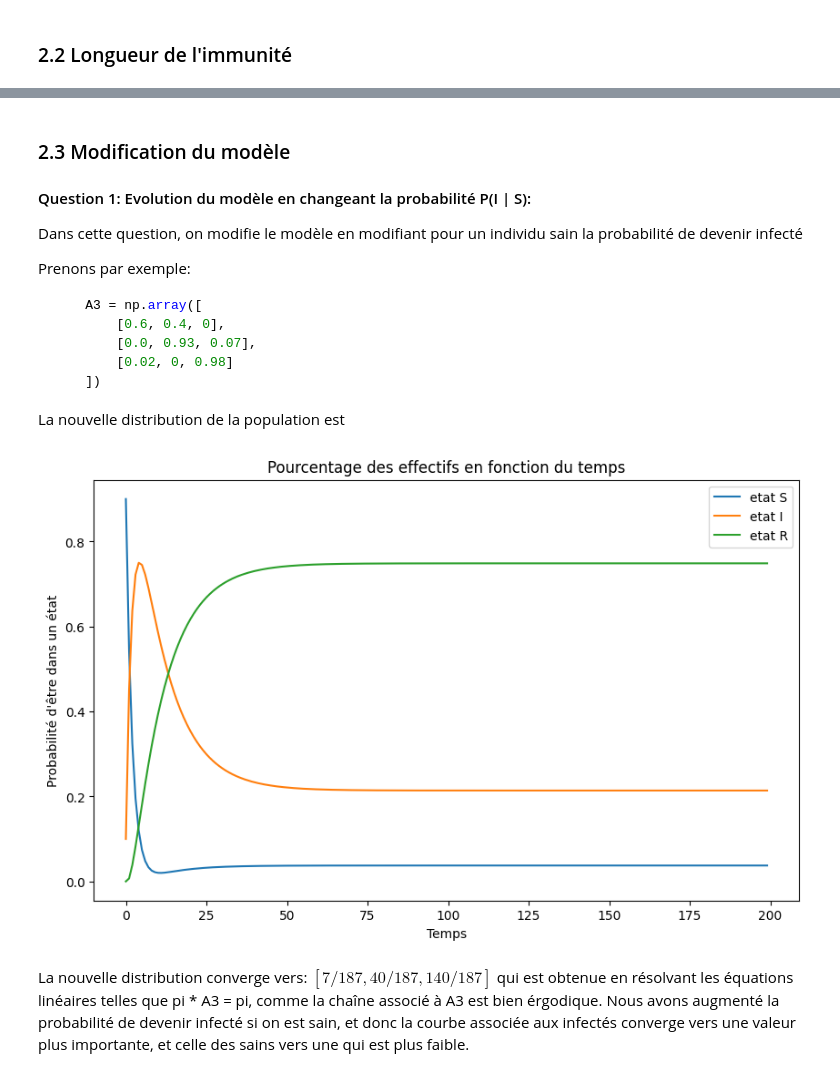
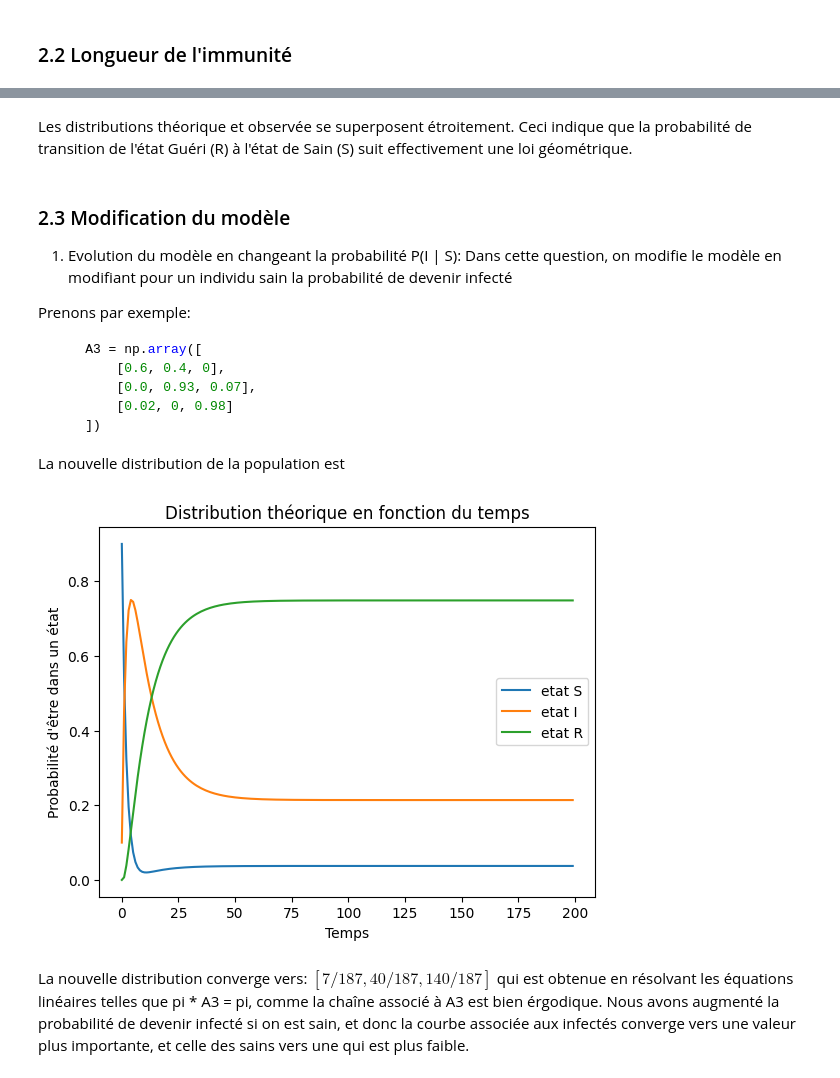
Before and after one commit to maelodie/markov, a Jupyter notebook: markov.ipynb, the cells around one changed output, grey strips where cells are left out. Saved outputs shown, nothing was run; the diff lists cells and outputs as text; code cells hidden in the pictures.

```diff
--- a/markov.ipynb
+++ b/markov.ipynb
@@ -145,0 +111,42 @@ affichage_distribution(liste_distribution)
+# %%
+def distribution_etat(A, vect_init):
+    """
+    Calcul la distribution théorique des effectifs dans chaque état pour chaque temps t entre 1 et 200
+
+    Parameters
+    ----------
+    A : Matrice de probabilités de transition
+    vect_init : Vecteur de probabilités initiales
+
+    Returns
+    -------
+    liste_distribution : Liste des distribution théorique pour chaque temps t
+    """
+    liste_distribution = []
+    liste_distribution.append(np.array(vect_init))
+
+    for i in range(1, 200):
+        liste_distribution.append(np.dot(liste_distribution[i-1], A)) # pi(t+1) = pi(t) * A
+
+    return liste_distribution
+
+def affichage_distribution(liste_distribution, title, xlabel, ylabel) :
+    """
+    Affiche le graphe des distributions
+
+    Parameters
+    ----------
+    liste_distribution : Liste de distribtutions en fonction du temps
+    title : Titre du graphe
+    xlabel : Étiquette de l'axe des absicess
+    ylabel : Étiquette de l'axe des ordonnées
+
+    """
+    plt.plot(liste_distribution , label=['etat S', 'etat I', 'etat R'])
+    plt.title(title)
+    plt.xlabel(xlabel)
+    plt.ylabel(ylabel)
+    plt.legend()
+
+liste_distribution = distribution_etat(A, pi0)
+affichage_distribution(liste_distribution, 'Distribution théorique en fonction du temps', 'Temps', "Probabilité d'être dans un état")
@@ -531,7 +632,9 @@ courbe_dist_observee(150, 500) #distribution observée
+# %% [markdown]
+Les distributions théorique et observée se superposent étroitement. Ceci indique que la probabilité de transition de l'état Guéri (R) à l'état de Sain (S) suit effectivement une loi géométrique.
 # %% [markdown]
 ### 2.3 Modification du modèle
 
-#### Question 1: Evolution du modèle en changeant la probabilité P(I | S):
+1. Evolution du modèle en changeant la probabilité P(I | S):
 Dans cette question, on modifie le modèle en modifiant pour un individu sain la probabilité de devenir infecté
 
 Prenons par exemple:
@@ -548,12 +651,12 @@ La nouvelle distribution de la population est
 # %%
 A3 = np.array([
         [0.6, 0.4, 0],
         [0.0, 0.93, 0.07],
         [0.02, 0, 0.98]
     ])
-affichage_distribution(distribution_etat(A3, pi0))
+affichage_distribution(distribution_etat(A3, pi0), 'Distribution théorique en fonction du temps', 'Temps', "Probabilité d'être dans un état")
 # %% [output]
-[figure, old version]
+[figure, new version]
 # %% [markdown]
 La nouvelle distribution converge vers: $[7/187, 40/187, 140/187]$ qui est obtenue en résolvant les équations linéaires telles que pi * A3 = pi,
 comme la chaîne associé à A3 est bien érgodique. Nous avons augmenté la probabilité de devenir infecté si on est sain, et donc la courbe associée aux infectés converge vers une valeur plus importante, et celle des sains vers une qui est plus faible.
```
Also changed, not shown: parts of 51 cells of this notebook.
